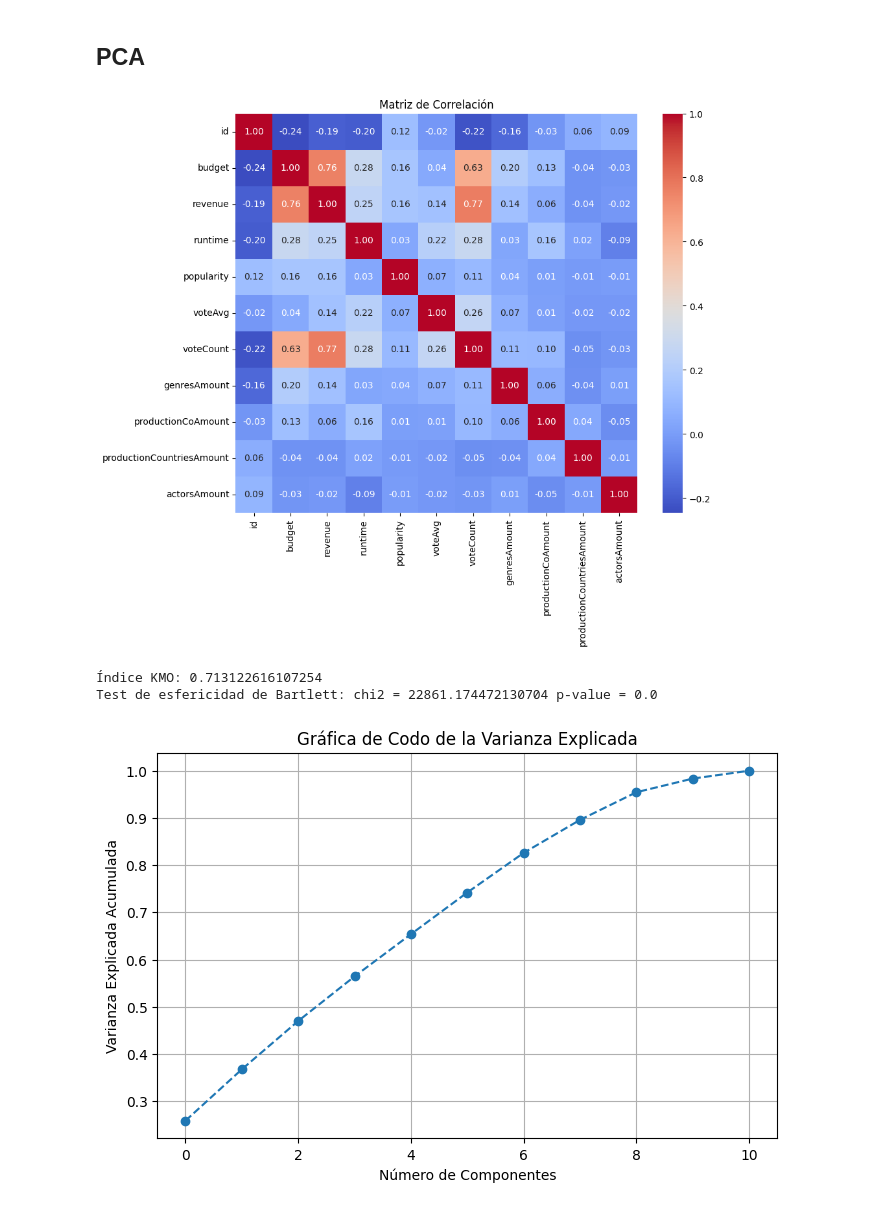
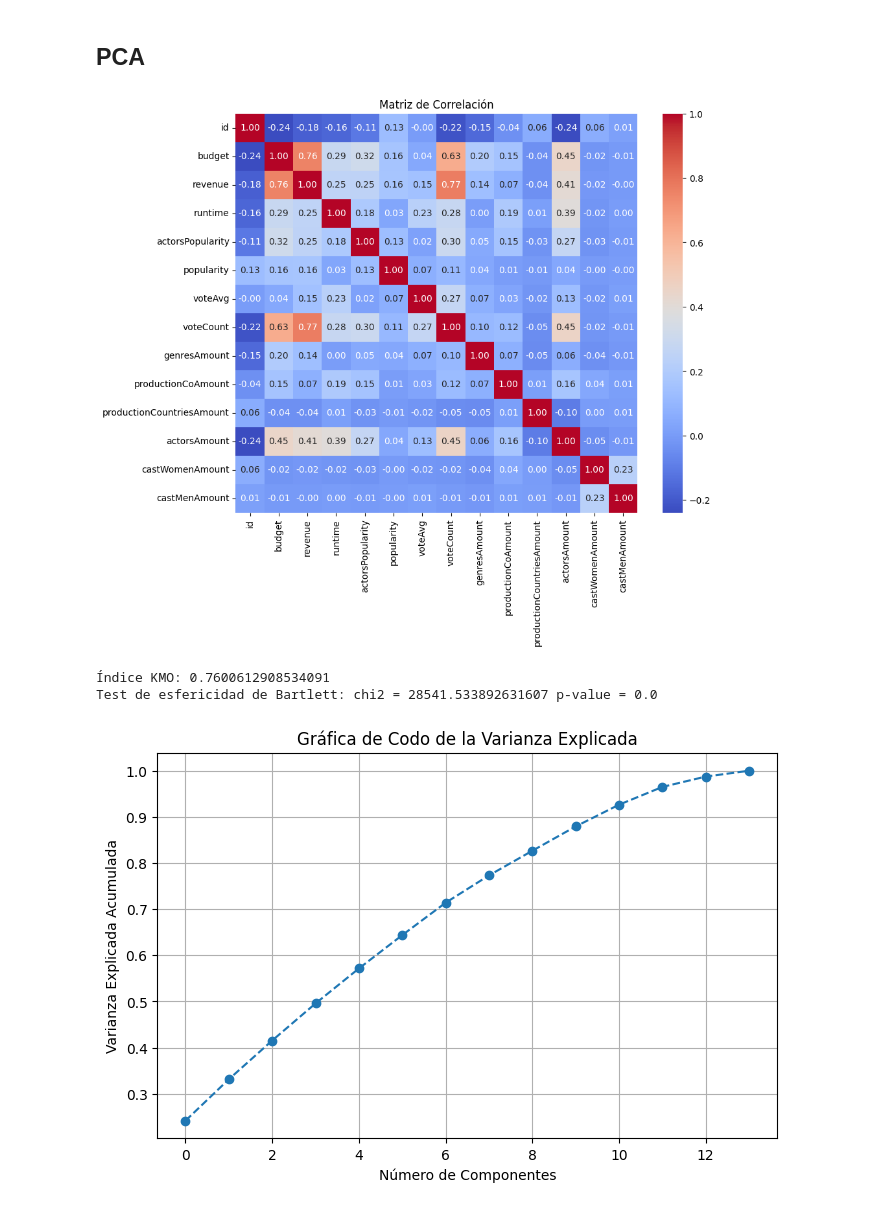
Before and after one commit to Diegoval-Dev/DM-PRY1-P2, a Jupyter notebook: Proyect1Part2.ipynb, the cells around one changed output. Cells and saved outputs as stored; diff of their text form; code cells hidden in the pictures.

Commit message:
feat: change method of cleaning data to get better results

```diff
--- a/Proyect1Part2.ipynb
+++ b/Proyect1Part2.ipynb
@@ -44,22 +45,3 @@ dtypes: float64(3), int64(8), object(16)
 memory usage: 2.1+ MB
 # %% [markdown]
 ### Normalización de datos
-# %%
-columns_with_pipes = [
-    "genres", "productionCompany", "productionCompanyCountry",
-    "productionCountry", "actors", "actorsPopularity", "actorsCharacter"
-]
-
-for col in columns_with_pipes:
-    df[col + "_count"] = df[col].fillna("").astype(str).apply(lambda x: len(x.split("|")) if x != "" else 0)
-
-
-df.rename(columns={
-    'genres_count': 'genresAmount',
-    'productionCompany_count': 'productionCoAmount',
-    'productionCountry_count': 'productionCountriesAmount'
-}, inplace=True)
-
-df = df.loc[:, ~df.columns.duplicated()]
-
-print("Columnas disponibles:", df.columns.tolist())
@@ -242,8 +290,8 @@ print(df[['Cluster_Global_KMeans', 'Cluster_Global_Agglo']].head(10))
 group_optimal = {
     'Rendimiento': 4,
     'Financiero': 3,
-    'Produccion': 4,
-    'Reparto': 3
+    'Produccion': 5,
+    'Reparto': 4
 }
 
 for name, data in groups.items():
@@ -421,13 +469,11 @@ from sklearn.decomposition import PCA
 from sklearn.preprocessing import StandardScaler
 
 
-file_path = "./movies.csv"
+file_path = "./data_clean.csv"
 df = pd.read_csv(file_path, encoding="latin1")
-
 
 numeric_cols = df.select_dtypes(include=[np.number]).columns
 X = df[numeric_cols].dropna()
-
 
 corr_matrix = X.corr()
 plt.figure(figsize=(10, 8))
@@ -440,34 +486,34 @@ print("Índice KMO:", kmo_model)
 
 chi_square_value, p_value = calculate_bartlett_sphericity(X)
 print("Test de esfericidad de Bartlett: chi2 =", chi_square_value, "p-value =", p_value)
 
 scaler = StandardScaler()
 X_scaled = scaler.fit_transform(X)
 
 pca = PCA()
 components = pca.fit_transform(X_scaled)
 
 plt.figure(figsize=(8, 5))
 plt.plot(np.cumsum(pca.explained_variance_ratio_), marker='o', linestyle='--')
 plt.xlabel('Número de Componentes')
 plt.ylabel('Varianza Explicada Acumulada')
 plt.title('Gráfica de Codo de la Varianza Explicada')
 plt.grid(True)
 plt.show()
 
 n_components = np.argmax(np.cumsum(pca.explained_variance_ratio_) >= 0.8) + 1
 print("Número de componentes seleccionados para explicar al menos el 80% de la varianza:", n_components)
 
 pca_final = PCA(n_components=n_components)
 components_final = pca_final.fit_transform(X_scaled)
 
 loadings = pd.DataFrame(pca_final.components_.T,
                         columns=[f'PC{i+1}' for i in range(n_components)],
                         index=numeric_cols)
 print("Cargas (coeficientes) de los Componentes Principales:")
 print(loadings)
 # %% [output]
-[figure, old version]
+[figure, new version]
-Índice KMO: 0.713122616107254
-Test de esfericidad de Bartlett: chi2 = 22861.174472130704 p-value = 0.0
+Índice KMO: 0.7600612908534091
+Test de esfericidad de Bartlett: chi2 = 28541.533892631607 p-value = 0.0
-[figure, old version]
+[figure, new version]
```
Also changed, not shown: parts of 13 cells of this notebook, 2 other files.
